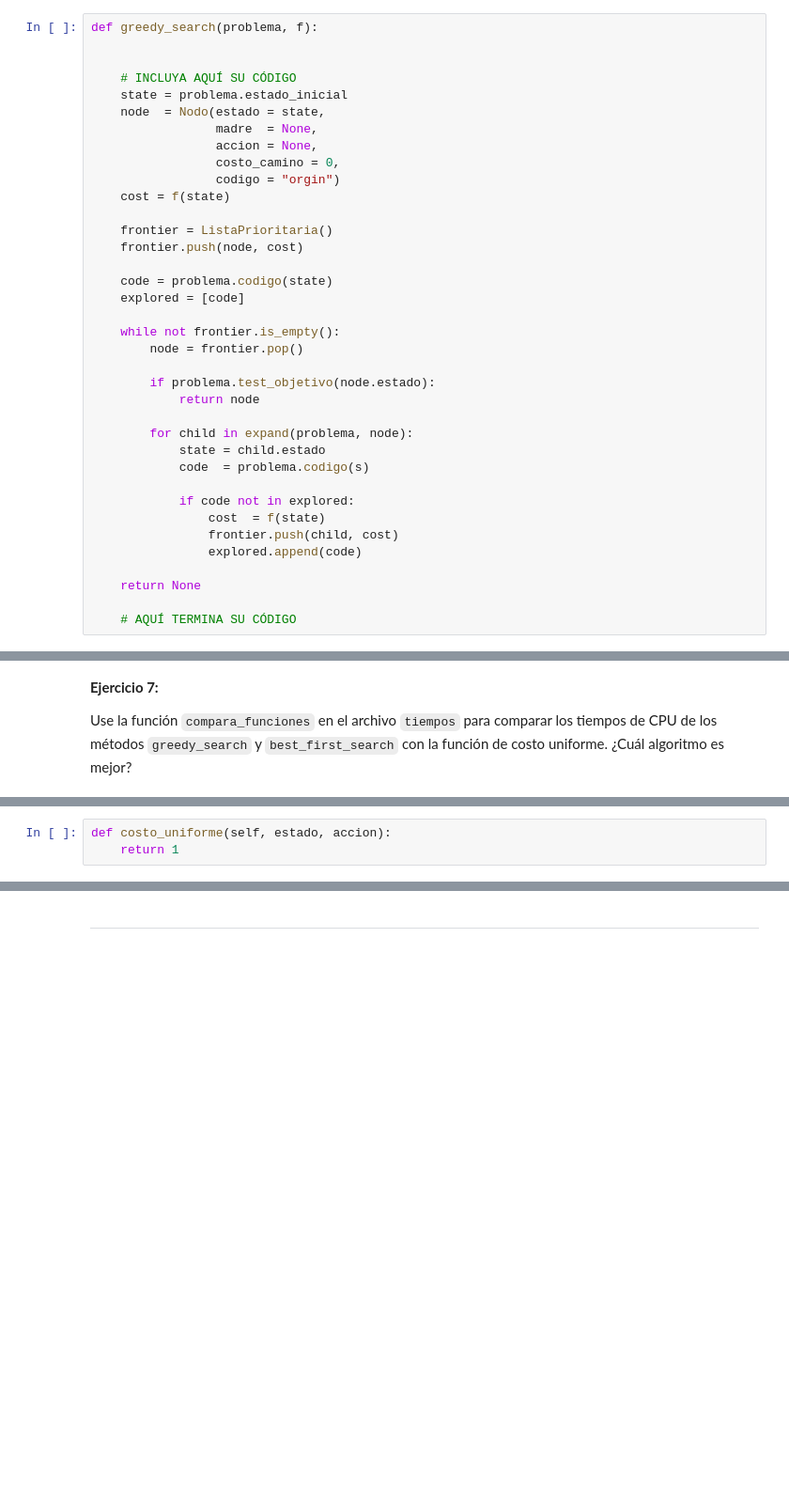
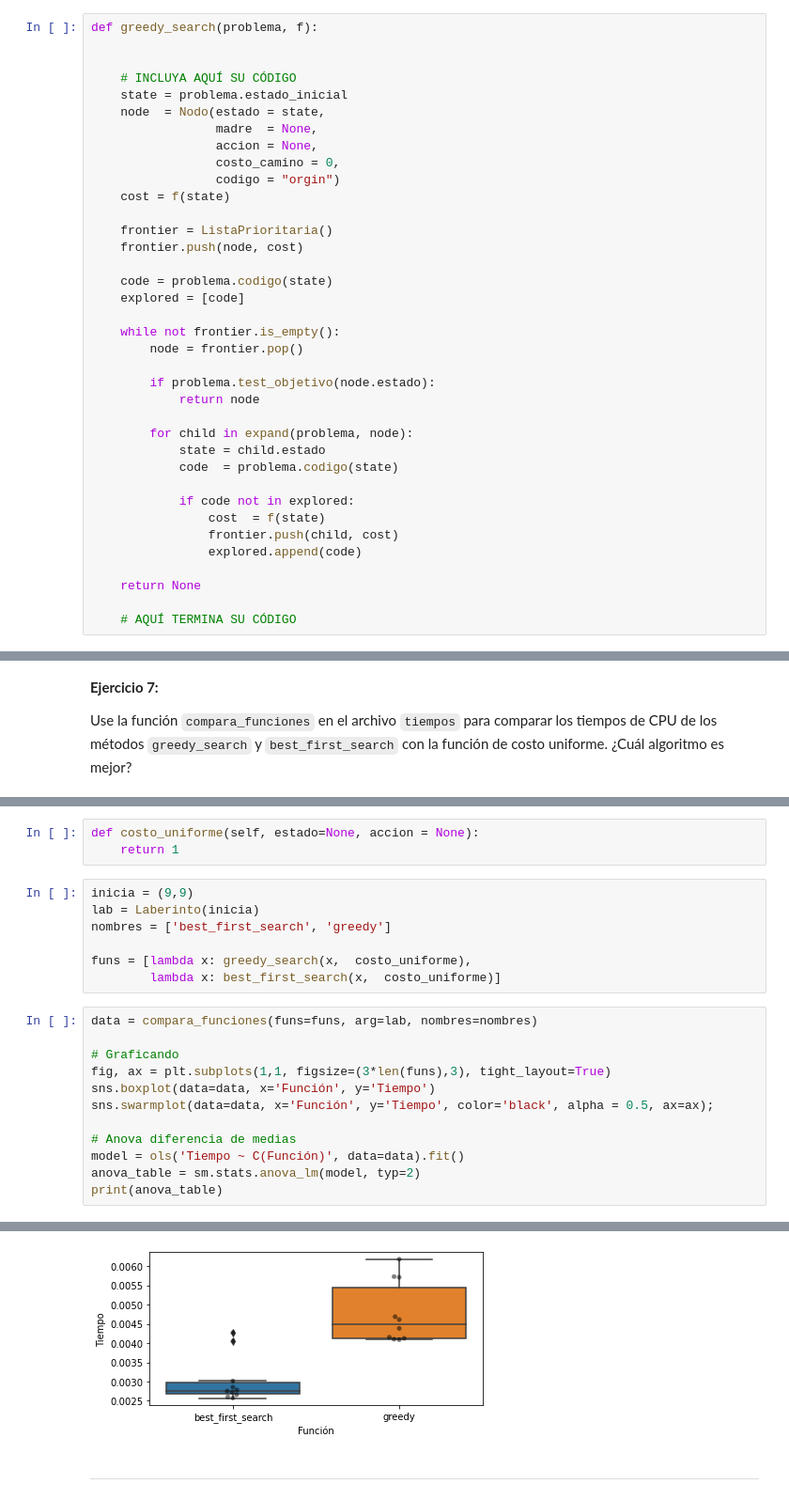
Before and after one commit to DaveAlsina/6toSemestre, a Jupyter notebook: ia/taller/notebook4/nb4.ipynb, the cells around one changed output, grey strips where cells are left out. Shown at 94% size. Cells and saved outputs as stored; diff of their text form; blank space fills up the shorter version.

```diff
--- a/ia/taller/notebook4/nb4.ipynb
+++ b/ia/taller/notebook4/nb4.ipynb
@@ -260,7 +260,7 @@ def greedy_search(problema, f):
 
         for child in expand(problema, node):
             state = child.estado
-            code  = problema.codigo(s)
+            code  = problema.codigo(state)
 
             if code not in explored:
                 cost  = f(state)
@@ -284,3 +287,23 @@ Use la función `compara_funciones` en el archivo `tiempos` para comparar los ti
 # %%
-def costo_uniforme(self, estado, accion):
+def costo_uniforme(self, estado=None, accion = None):
     return 1
+# %%
+inicia = (9,9)
+lab = Laberinto(inicia)
+nombres = ['best_first_search', 'greedy']
+
+funs = [lambda x: greedy_search(x,  costo_uniforme),
+        lambda x: best_first_search(x,  costo_uniforme)]
+# %%
+data = compara_funciones(funs=funs, arg=lab, nombres=nombres)
+
+# Graficando
+fig, ax = plt.subplots(1,1, figsize=(3*len(funs),3), tight_layout=True)
+sns.boxplot(data=data, x='Función', y='Tiempo')
+sns.swarmplot(data=data, x='Función', y='Tiempo', color='black', alpha = 0.5, ax=ax);
+
+# Anova diferencia de medias
+model = ols('Tiempo ~ C(Función)', data=data).fit()
+anova_table = sm.stats.anova_lm(model, typ=2)
+print(anova_table)
+# %% [output]
@@ -287,3 +313,4 @@ def costo_uniforme(self, estado, accion):
+[figure, added]
 # %% [markdown]
 ---
 # %% [markdown]
```
Also changed, not shown: parts of 9 cells of this notebook.
